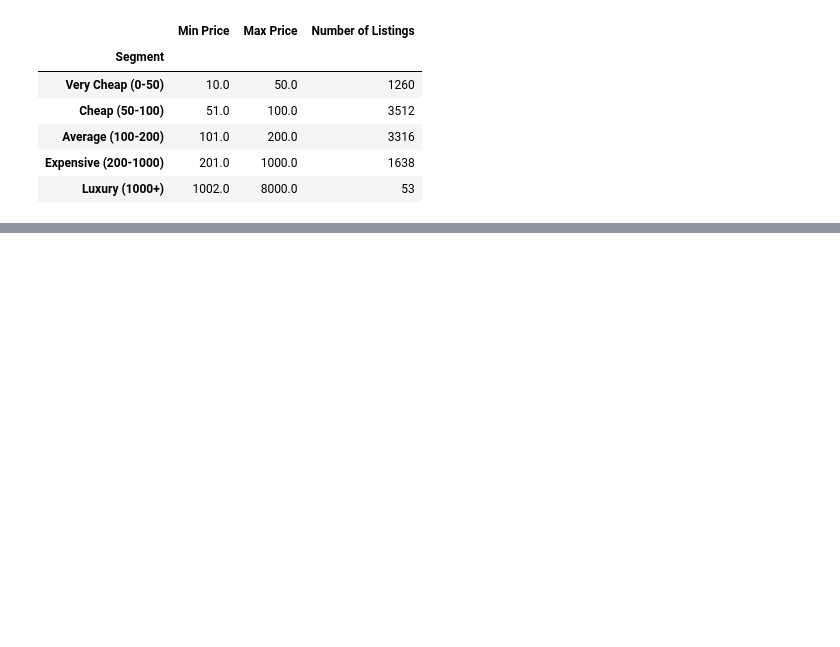
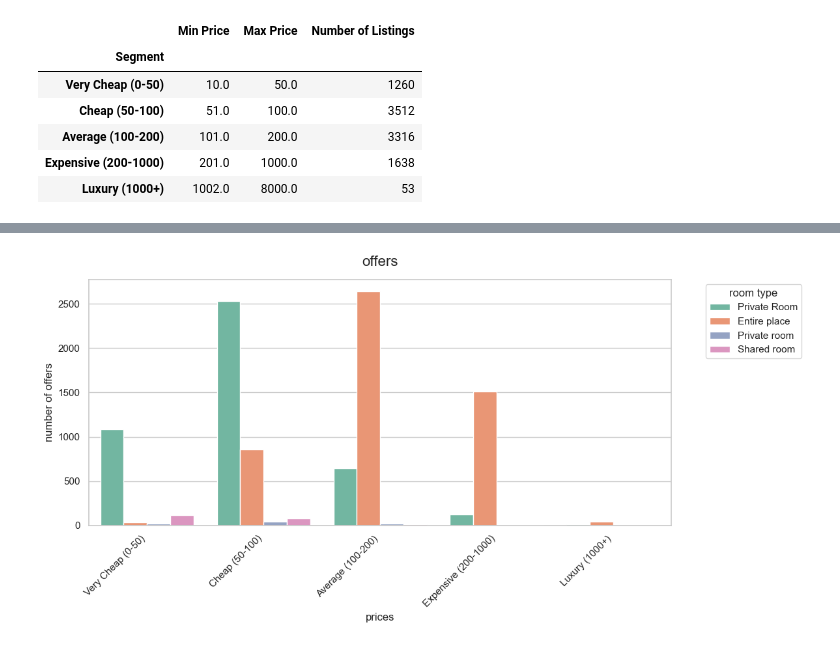
Before and after one commit to xDomino066/Descriptive_Statistics_PANDASTEAM, a Jupyter notebook: Domino/lab2.ipynb, the cells around one changed output, grey strips where cells are left out. Saved outputs shown, nothing was run; the diff lists cells and outputs as text; code cells hidden in the pictures; blank space fills up the shorter version.

```diff
--- a/Domino/lab2.ipynb
+++ b/Domino/lab2.ipynb
@@ -57,0 +121,27 @@ display(summary_table)
+# %%
+custom_bins = [0, 50, 100, 200, 1000, np.inf]
+custom_labels = ['Very Cheap (0-50)', 'Cheap (50-100)', 'Average (100-200)', 'Expensive (200-1000)', 'Luxury (1000+)']
+airbnb['custom_category'] = pd.cut(airbnb['price'], bins=custom_bins, labels=custom_labels)
+
+plt.figure(figsize=(12, 6))
+sns.set_theme(style="whitegrid")
+
+ax = sns.countplot(
+    data=airbnb,
+    x='custom_category',
+    hue='room_type',
+    palette='Set2'
+)
+
+plt.title('offers', fontsize=16, pad=15)
+plt.xlabel('prices', fontsize=12)
+plt.ylabel('number of offers', fontsize=12)
+
+plt.xticks(rotation=45, ha='right')
+
+plt.legend(title='room type', bbox_to_anchor=(1.05, 1), loc='upper left')
+
+plt.tight_layout()
+plt.show()
+# %% [output]
+[figure, added]
```
Also changed, not shown: parts of 10 cells of this notebook, 2 other files.
